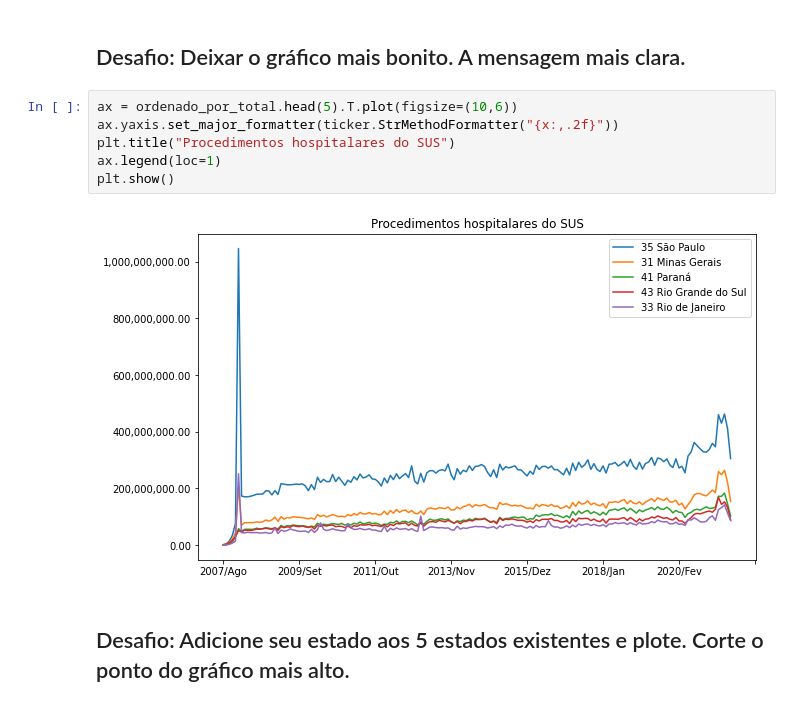
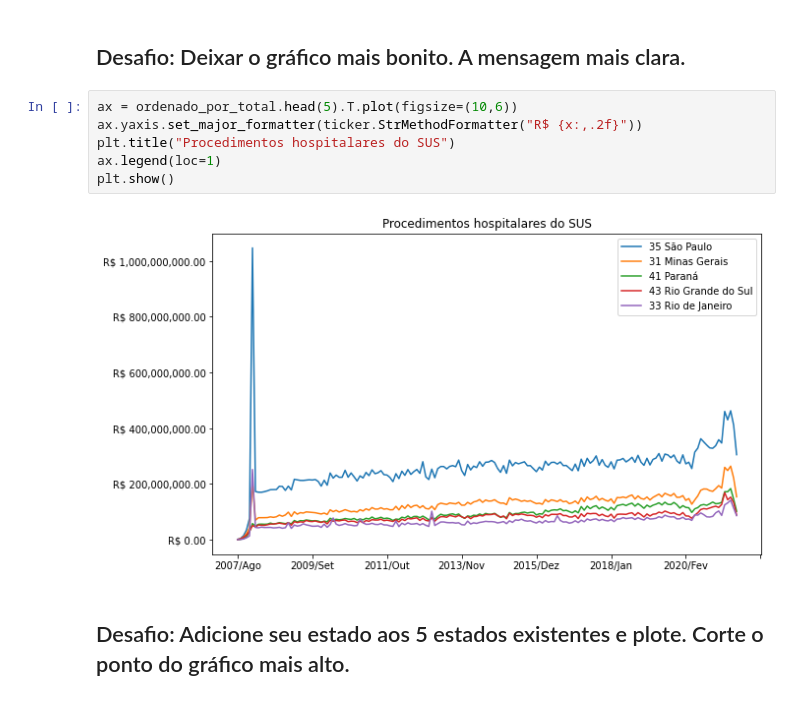
Before and after one commit to VitorFRodrigues/Data-Science-Bootcamp, a Jupyter notebook: Modulo01/Bootcamp_Datascience.ipynb, the cells around one changed output. Saved outputs shown, nothing was run; the diff lists cells and outputs as text.

```diff
--- a/Modulo01/Bootcamp_Datascience.ipynb
+++ b/Modulo01/Bootcamp_Datascience.ipynb
@@ -386,12 +386,12 @@ ordenado_por_total.head()
 ## Desafio: Deixar o gráfico mais bonito. A mensagem mais clara.
 # %%
 ax = ordenado_por_total.head(5).T.plot(figsize=(10,6))
-ax.yaxis.set_major_formatter(ticker.StrMethodFormatter("{x:,.2f}"))
+ax.yaxis.set_major_formatter(ticker.StrMethodFormatter("R$ {x:,.2f}"))
 plt.title("Procedimentos hospitalares do SUS")
 ax.legend(loc=1)
 plt.show()
 # %% [output]
-[figure, old version]
+[figure, new version]
 # %% [markdown]
 ## Desafio: Adicione seu estado aos 5 estados existentes e plote. Corte o ponto do gráfico mais alto.
 # %%
```
Also changed, not shown: parts of 2 cells of this notebook.
